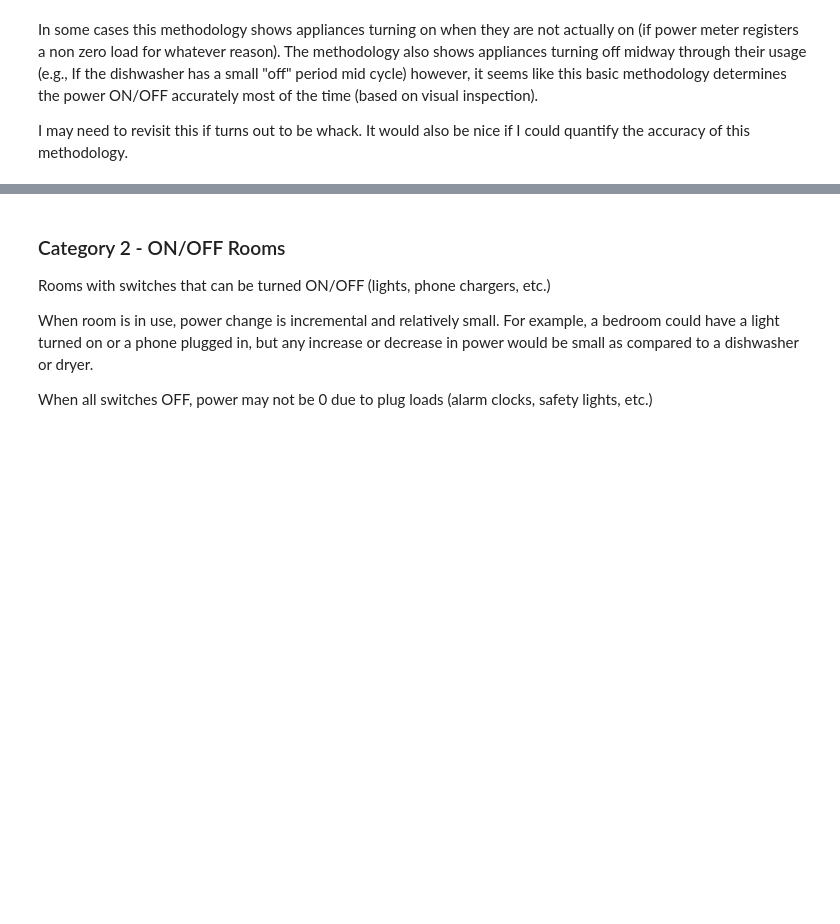
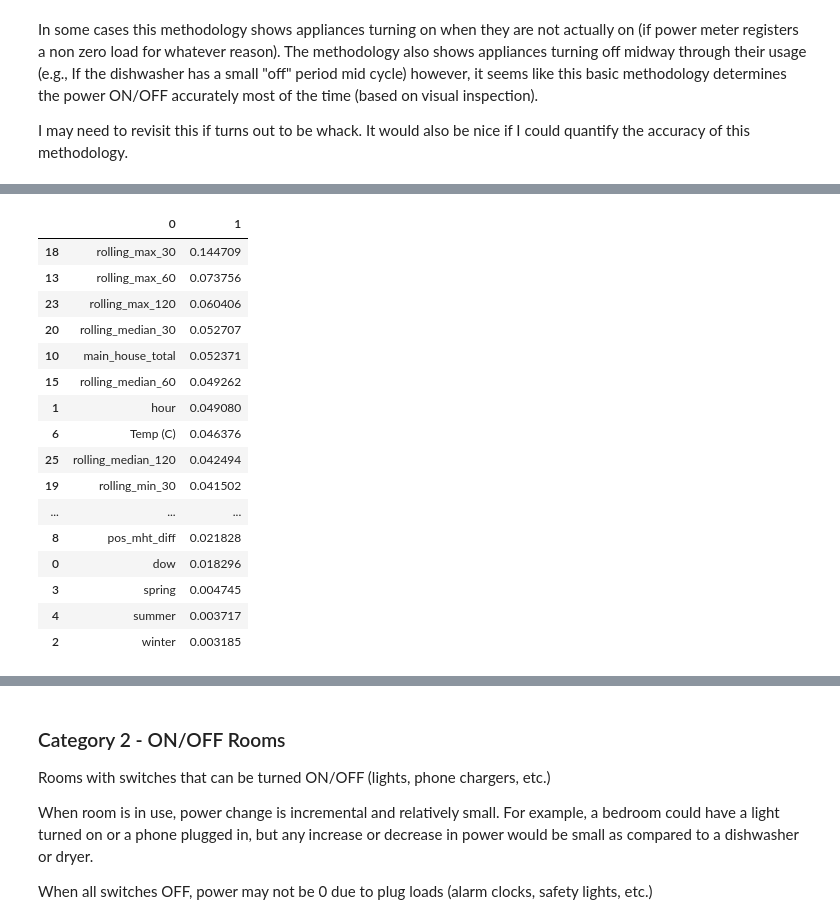
Before and after one commit to enmyj/gafp, a Jupyter notebook: elec_classification.ipynb, the cells around one changed output, grey strips where cells are left out. Saved outputs shown, nothing was run; the diff lists cells and outputs as text; code cells hidden in the pictures; blank space fills up the shorter version.

Commit message:
Random progress

```diff
--- a/elec_feature_engineering.ipynb
+++ b/elec_classification.ipynb
@@ -78,3 +97,5 @@ df[lbl+'_on'][mask].plot(secondary_y=True,linewidth=3,figsize=(20,10));
 In some cases this methodology shows appliances turning on when they are not actually on (if power meter registers a non zero load for whatever reason). The methodology also shows appliances turning off midway through their usage (e.g., If the dishwasher has a small "off" period mid cycle) however, it seems like this basic methodology determines the power ON/OFF accurately most of the time (based on visual inspection).
 
 I may need to revisit this if turns out to be whack. It would also be nice if I could quantify the accuracy of this methodology.
+# %%
+df['any_of_app_on'] = np.where(df[of_apps].sum(axis=1) >=1, 1, 0)
@@ -80,0 +119,9 @@ I may need to revisit this if turns out to be whack. It would also be nice if I
+# %%
+# define X, y
+X = df[feature_cols]
+y = df['any_of_app_on']
+
+# basic train test split
+train_size = int(len(X) * 0.66)
+X_train, X_test = X[0:train_size], X[train_size:len(X)]
+y_train, y_test = y[0:train_size], y[train_size:len(X)]
@@ -80,0 +154,26 @@ I may need to revisit this if turns out to be whack. It would also be nice if I
+# %%
+# fit Random Forest
+forest = RandomForestClassifier(n_estimators=30,max_features=10)
+forest.fit(X_train,y_train)
+y_pred = forest.predict(X_test)
+y_pred_proba = forest.predict_proba(X_test)
+# %%
+pd.DataFrame(list(zip(feature_cols,forest.feature_importances_))).sort_values(by=1,ascending=False)
+# %% [output]
+|  | 0 | 1 |
+| 18 | rolling_max_30 | 0.144709 |
+| 13 | rolling_max_60 | 0.073756 |
+| 23 | rolling_max_120 | 0.060406 |
+| 20 | rolling_median_30 | 0.052707 |
+| 10 | main_house_total | 0.052371 |
+| 15 | rolling_median_60 | 0.049262 |
+| 1 | hour | 0.049080 |
+| 6 | Temp (C) | 0.046376 |
+| 25 | rolling_median_120 | 0.042494 |
+| 19 | rolling_min_30 | 0.041502 |
+| ... | ... | ... |
+| 8 | pos_mht_diff | 0.021828 |
+| 0 | dow | 0.018296 |
+| 3 | spring | 0.004745 |
+| 4 | summer | 0.003717 |
+| 2 | winter | 0.003185 |
```
Also changed, not shown: parts of 22 cells of this notebook, 2 other files.
